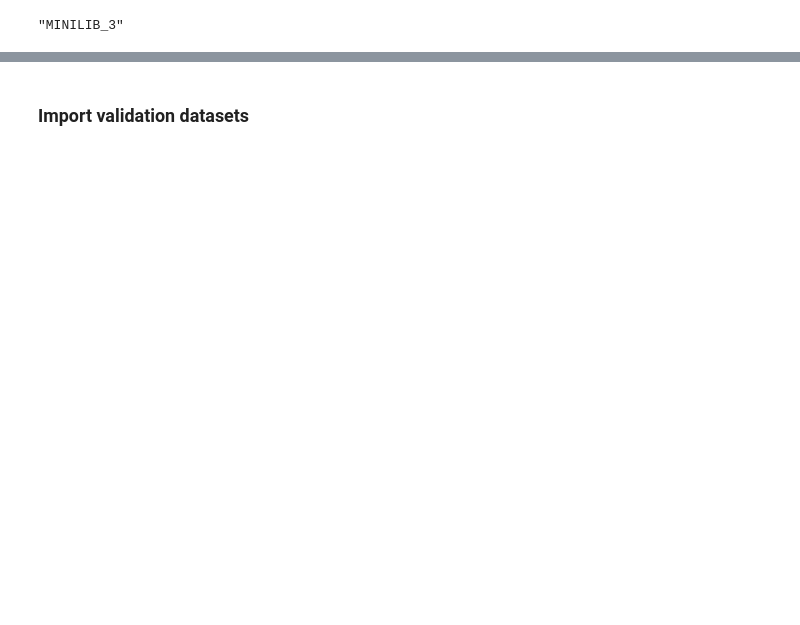
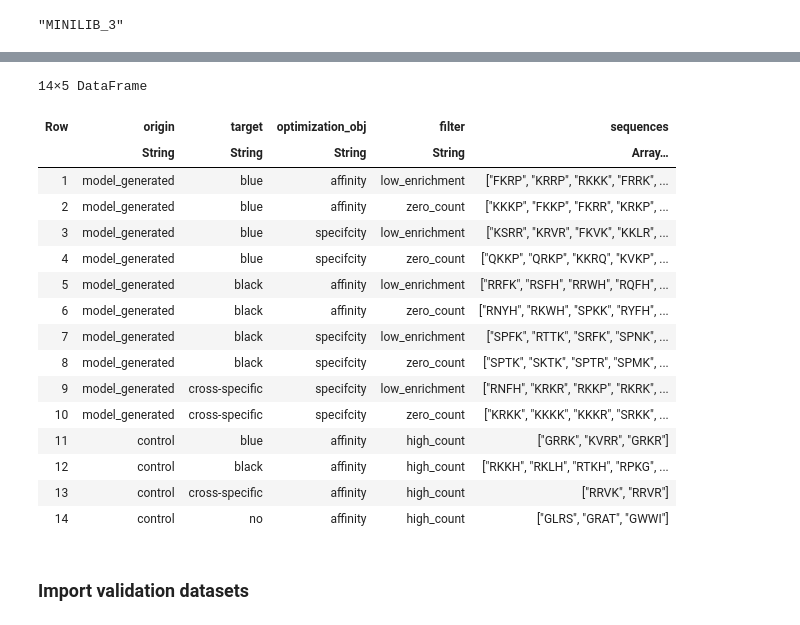
Before and after one commit to 2023ab4/ab4, a Jupyter notebook: notebooks/validation_generation.ipynb, the cells around one changed output, grey strips where cells are left out. Saved outputs shown, nothing was run; the diff lists cells and outputs as text; code cells hidden in the pictures; blank space fills up the shorter version.

```diff
--- a/notebooks/validation_generation.ipynb
+++ b/notebooks/validation_generation.ipynb
@@ -84,3 +121,23 @@ df[(df.origin="model generated").& (df.target="model generated").& (df.origin="m
+# %%
+df_s
+# %% [output]
+14×5 DataFrame
+| Row | origin | target | optimization_obj | filter | sequences |
+|  | String | String | String | String | Array… |
+| 1 | model_generated | blue | affinity | low_enrichment | ["FKRP", "KRRP", "RKKK", "FRRK", ... |
+| 2 | model_generated | blue | affinity | zero_count | ["KKKP", "FKKP", "FKRR", "KRKP", ... |
+| 3 | model_generated | blue | specifcity | low_enrichment | ["KSRR", "KRVR", "FKVK", "KKLR", ... |
+| 4 | model_generated | blue | specifcity | zero_count | ["QKKP", "QRKP", "KKRQ", "KVKP", ... |
+| 5 | model_generated | black | affinity | low_enrichment | ["RRFK", "RSFH", "RRWH", "RQFH", ... |
+| 6 | model_generated | black | affinity | zero_count | ["RNYH", "RKWH", "SPKK", "RYFH", ... |
+| 7 | model_generated | black | specifcity | low_enrichment | ["SPFK", "RTTK", "SRFK", "SPNK", ... |
+| 8 | model_generated | black | specifcity | zero_count | ["SPTK", "SKTK", "SPTR", "SPMK", ... |
+| 9 | model_generated | cross-specific | specifcity | low_enrichment | ["RNFH", "KRKR", "RKKP", "RKRK", ... |
+| 10 | model_generated | cross-specific | specifcity | zero_count | ["KRKK", "KKKK", "KKKR", "SRKK", ... |
+| 11 | control | blue | affinity | high_count | ["GRRK", "KVRR", "GRKR"] |
+| 12 | control | black | affinity | high_count | ["RKKH", "RKLH", "RTKH", "RPKG", ... |
+| 13 | control | cross-specific | affinity | high_count | ["RRVK", "RRVR"] |
+| 14 | control | no | affinity | high_count | ["GLRS", "GRAT", "GWWI"] |
 # %% [markdown]
 ### Import validation datasets
 # %%
```
Also changed, not shown: parts of 46 cells of this notebook, 3 other files.
